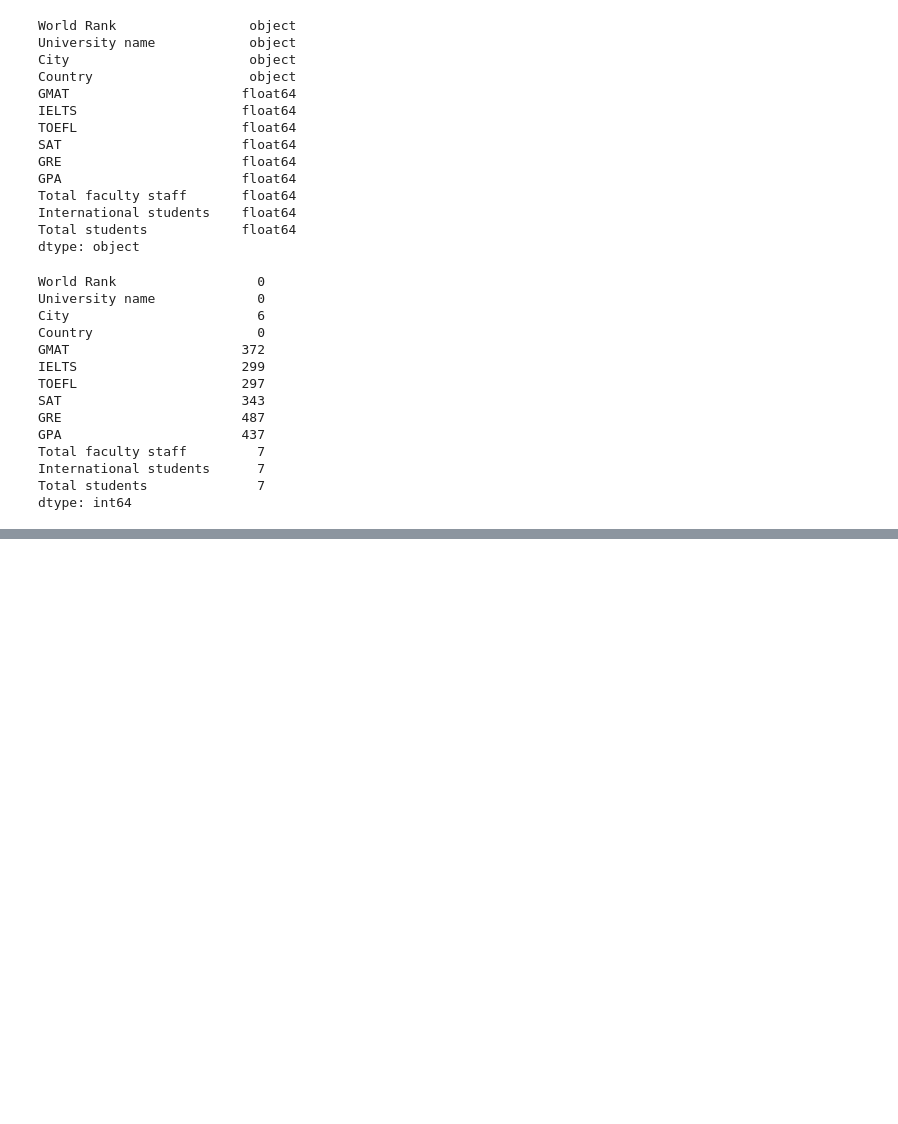
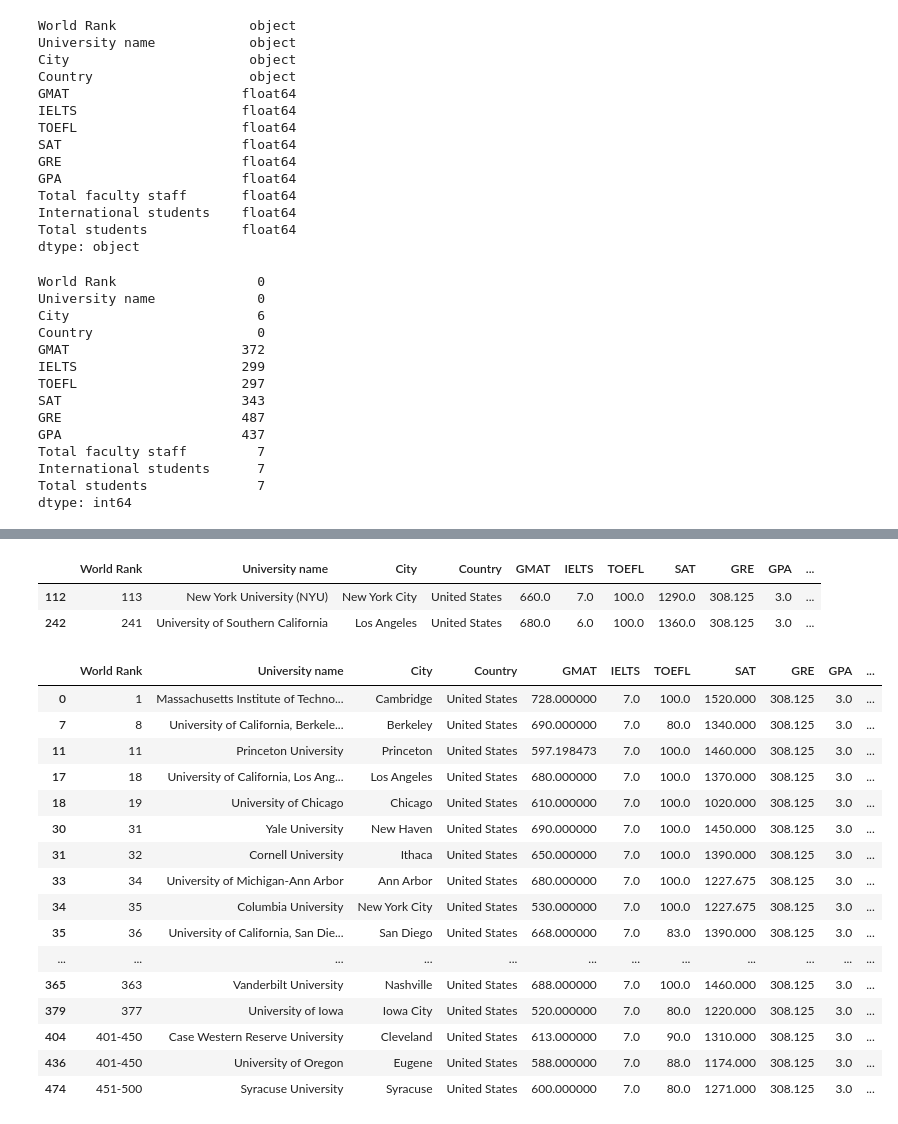
Before and after one commit to akibiqbal98/QS-Natural-Sciences-University-Rankings-2022, a Jupyter notebook: uni_info_processing.ipynb, the cells around one changed output, grey strips where cells are left out. Saved outputs shown, nothing was run; the diff lists cells and outputs as text; code cells hidden in the pictures; blank space fills up the shorter version.

```diff
--- a/uni_info_processing.ipynb
+++ b/uni_info_processing.ipynb
@@ -270,0 +373,27 @@ dtype: int64
+# %%
+df_int
+# %% [output]
+|  | World Rank | University name | City | Country | GMAT | IELTS | TOEFL | SAT | GRE | GPA | ... |
+| 112 | 113 | New York University (NYU) | New York City | United States | 660.0 | 7.0 | 100.0 | 1290.0 | 308.125 | 3.0 | ... |
+| 242 | 241 | University of Southern California | Los Angeles | United States | 680.0 | 6.0 | 100.0 | 1360.0 | 308.125 | 3.0 | ... |
+# %%
+df_ielts = df[df['IELTS'] > 6]
+df_ielts
+# %% [output]
+|  | World Rank | University name | City | Country | GMAT | IELTS | TOEFL | SAT | GRE | GPA | ... |
+| 0 | 1 | Massachusetts Institute of Techno... | Cambridge | United States | 728.000000 | 7.0 | 100.0 | 1520.000 | 308.125 | 3.0 | ... |
+| 7 | 8 | University of California, Berkele... | Berkeley | United States | 690.000000 | 7.0 | 80.0 | 1340.000 | 308.125 | 3.0 | ... |
+| 11 | 11 | Princeton University | Princeton | United States | 597.198473 | 7.0 | 100.0 | 1460.000 | 308.125 | 3.0 | ... |
+| 17 | 18 | University of California, Los Ang... | Los Angeles | United States | 680.000000 | 7.0 | 100.0 | 1370.000 | 308.125 | 3.0 | ... |
+| 18 | 19 | University of Chicago | Chicago | United States | 610.000000 | 7.0 | 100.0 | 1020.000 | 308.125 | 3.0 | ... |
+| 30 | 31 | Yale University | New Haven | United States | 690.000000 | 7.0 | 100.0 | 1450.000 | 308.125 | 3.0 | ... |
+| 31 | 32 | Cornell University | Ithaca | United States | 650.000000 | 7.0 | 100.0 | 1390.000 | 308.125 | 3.0 | ... |
+| 33 | 34 | University of Michigan-Ann Arbor | Ann Arbor | United States | 680.000000 | 7.0 | 100.0 | 1227.675 | 308.125 | 3.0 | ... |
+| 34 | 35 | Columbia University | New York City | United States | 530.000000 | 7.0 | 100.0 | 1227.675 | 308.125 | 3.0 | ... |
+| 35 | 36 | University of California, San Die... | San Diego | United States | 668.000000 | 7.0 | 83.0 | 1390.000 | 308.125 | 3.0 | ... |
+| ... | ... | ... | ... | ... | ... | ... | ... | ... | ... | ... | ... |
+| 365 | 363 | Vanderbilt University | Nashville | United States | 688.000000 | 7.0 | 100.0 | 1460.000 | 308.125 | 3.0 | ... |
+| 379 | 377 | University of Iowa | Iowa City | United States | 520.000000 | 7.0 | 80.0 | 1220.000 | 308.125 | 3.0 | ... |
+| 404 | 401-450 | Case Western Reserve University | Cleveland | United States | 613.000000 | 7.0 | 90.0 | 1310.000 | 308.125 | 3.0 | ... |
+| 436 | 401-450 | University of Oregon | Eugene | United States | 588.000000 | 7.0 | 88.0 | 1174.000 | 308.125 | 3.0 | ... |
+| 474 | 451-500 | Syracuse University | Syracuse | United States | 600.000000 | 7.0 | 80.0 | 1271.000 | 308.125 | 3.0 | ... |
```
Also changed, not shown: parts of 13 cells of this notebook, 1 other file.
